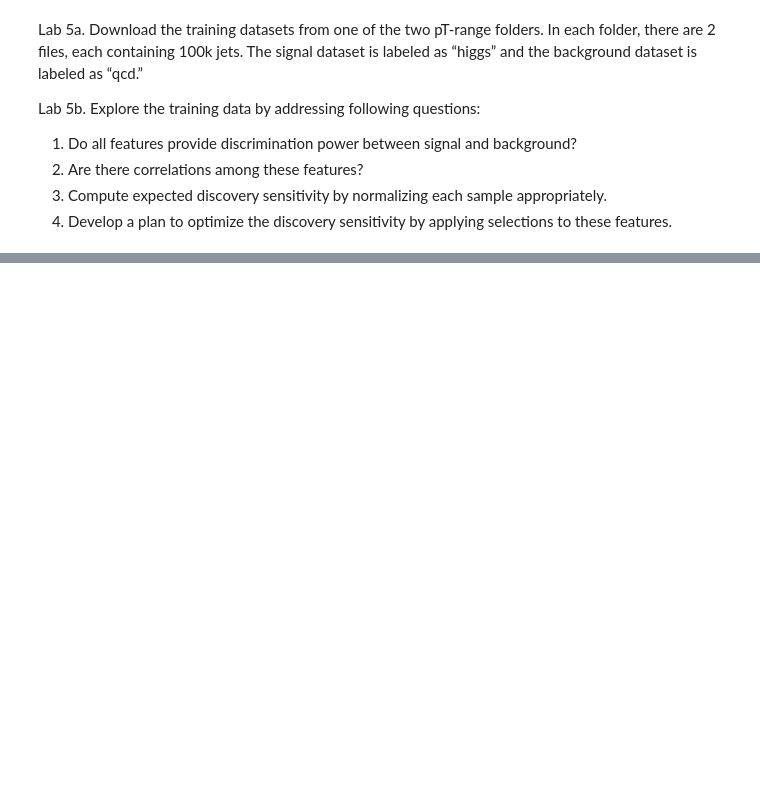
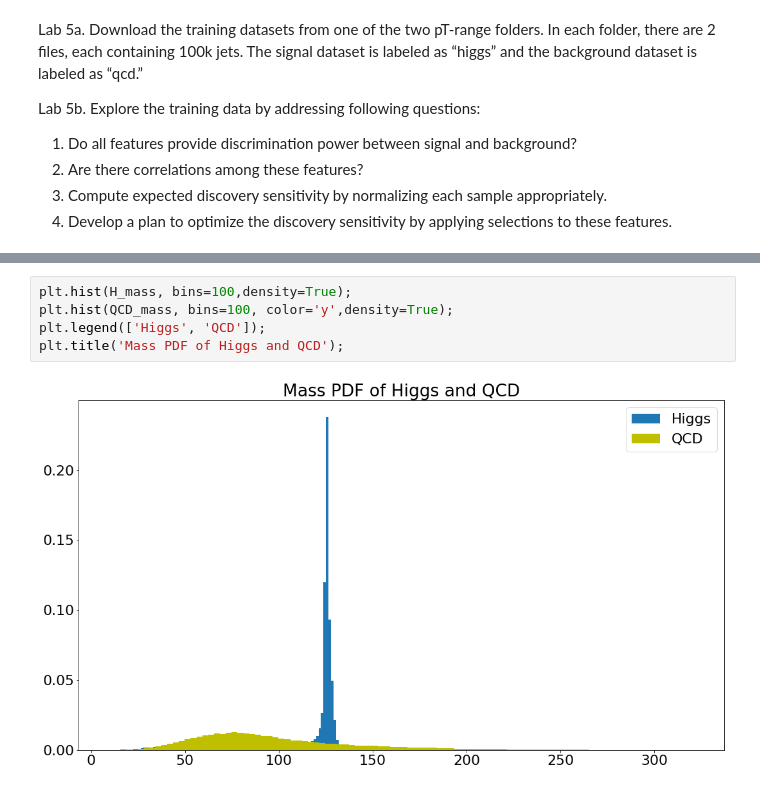
Before and after one commit to noahkim4648/Phys-434-Portfolio, a Jupyter notebook: Lab5.ipynb, the cells around one changed output, grey strips where cells are left out. Drawn from its saved outputs; the diff is of its cells as text; blank space fills up the shorter version.

```diff
--- a/Lab5.ipynb
+++ b/Lab5.ipynb
@@ -94,0 +140,7 @@ plt.legend(['Higgs', 'QCD']);
+# %%
+plt.hist(H_mass, bins=100,density=True);
+plt.hist(QCD_mass, bins=100, color='y',density=True);
+plt.legend(['Higgs', 'QCD']);
+plt.title('Mass PDF of Higgs and QCD');
+# %% [output]
+[figure, added]
```
Also changed, not shown: parts of 34 cells of this notebook.
